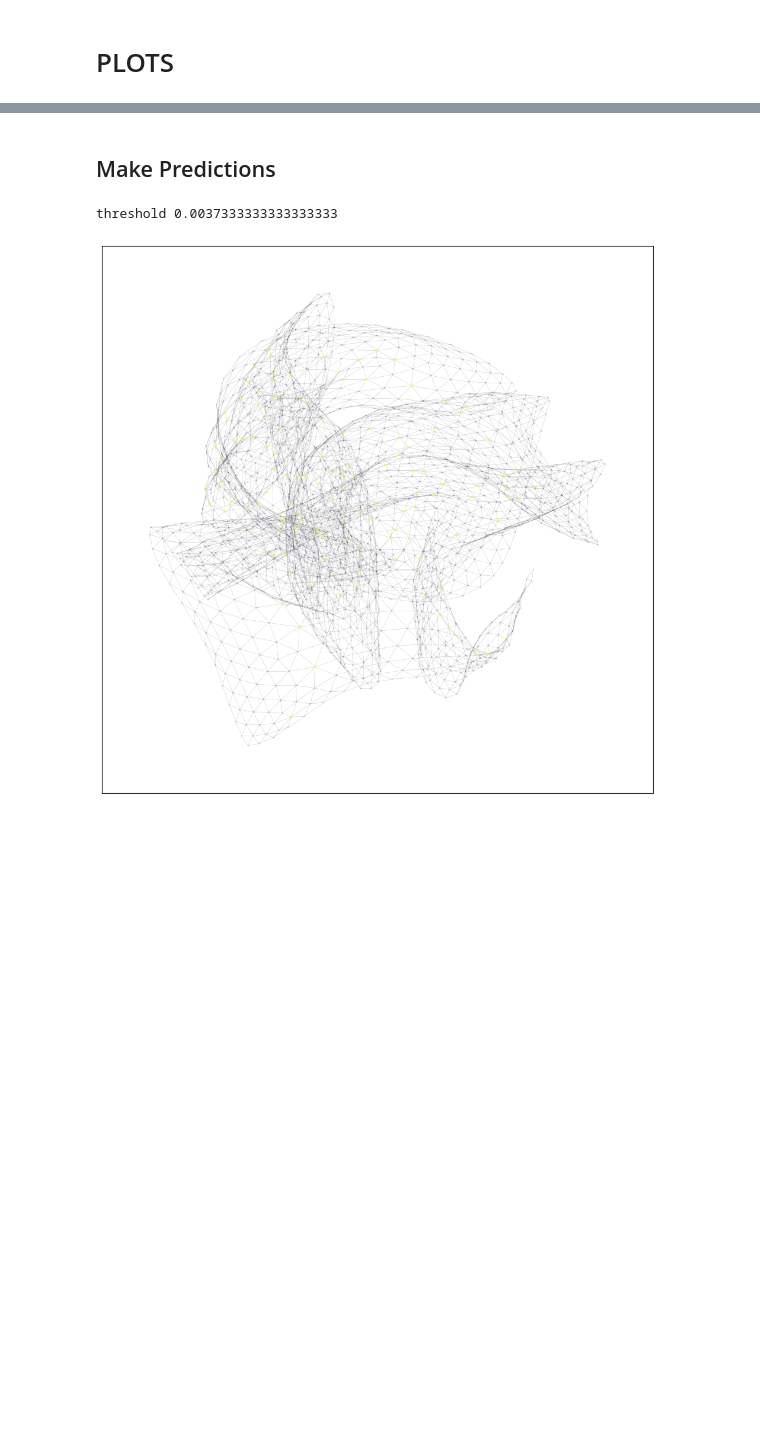
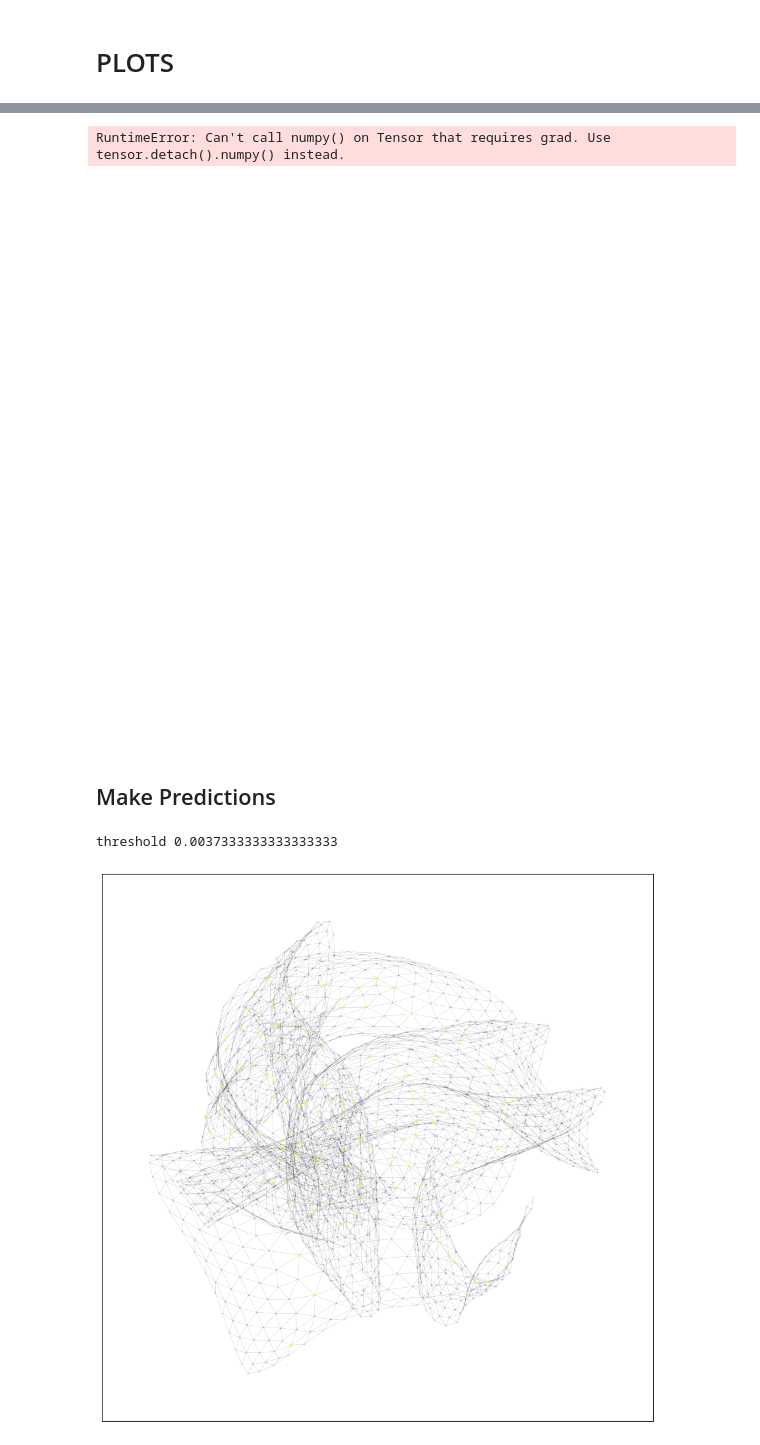
Before and after one commit to oyvinkm/SST_GNN, a Jupyter notebook: code/run.ipynb, the cells around one changed output, grey strips where cells are left out. Cells and saved outputs as stored; diff of their text form; code cells hidden in the pictures; blank space fills up the shorter version.

```diff
--- a/code/run.ipynb
+++ b/code/run.ipynb
@@ -531,3 +463,12 @@ tensor([[ 0.5235,  0.0204],
+# %%
+samp = next(iter(loader))
+pred = model(samp, m_ids, m_gs)
+graph = samp[0]
+graph.x[:, 0:2] = pred[0]
+plot_mesh(graph)
+# %% [output]
+RuntimeError: Can't call numpy() on Tensor that requires grad. Use tensor.detach().numpy() instead.
+[figure, added]
 # %% [markdown]
 ## Make Predictions
 # %%
```
Also changed, not shown: parts of 25 cells of this notebook, 2 other files.
